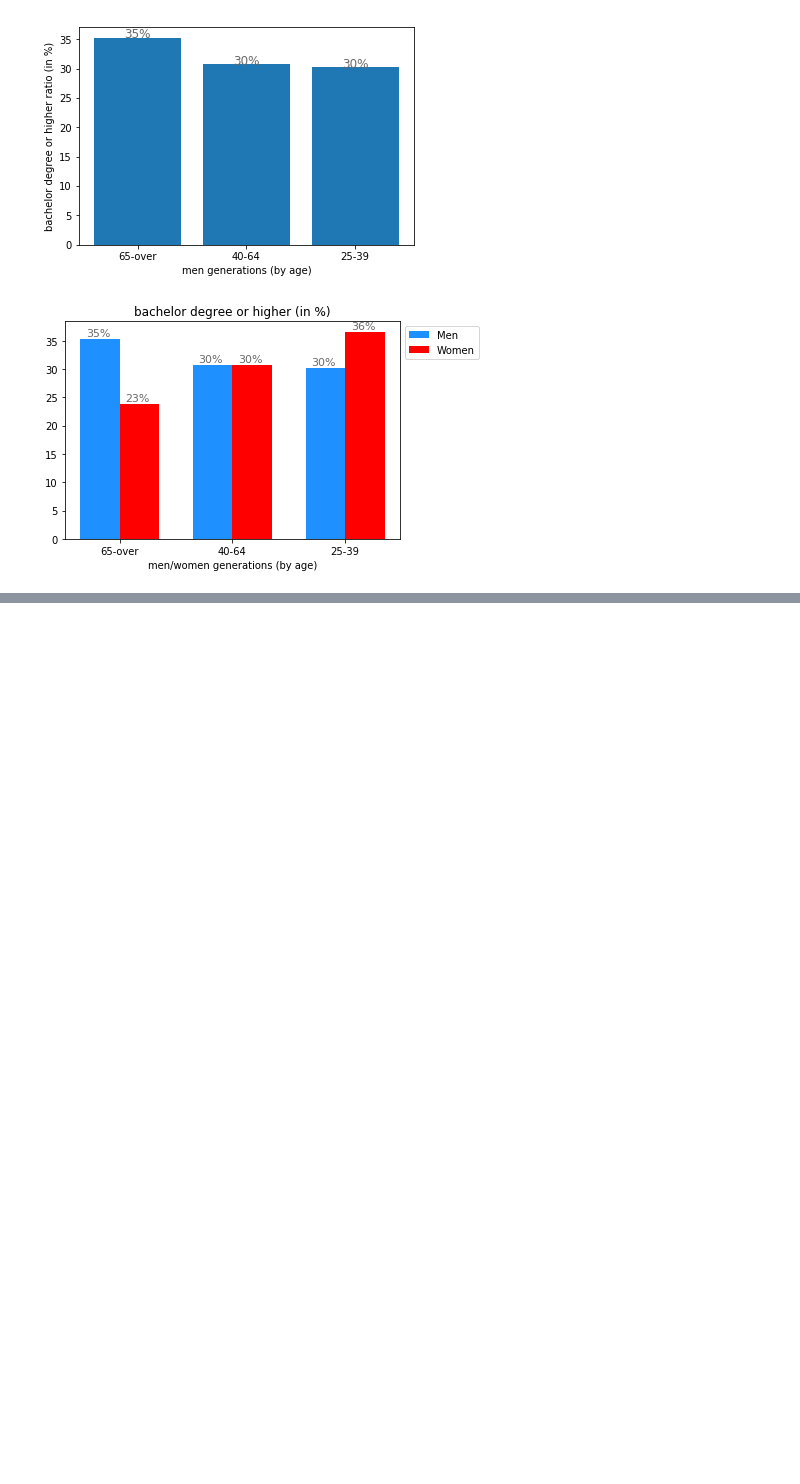
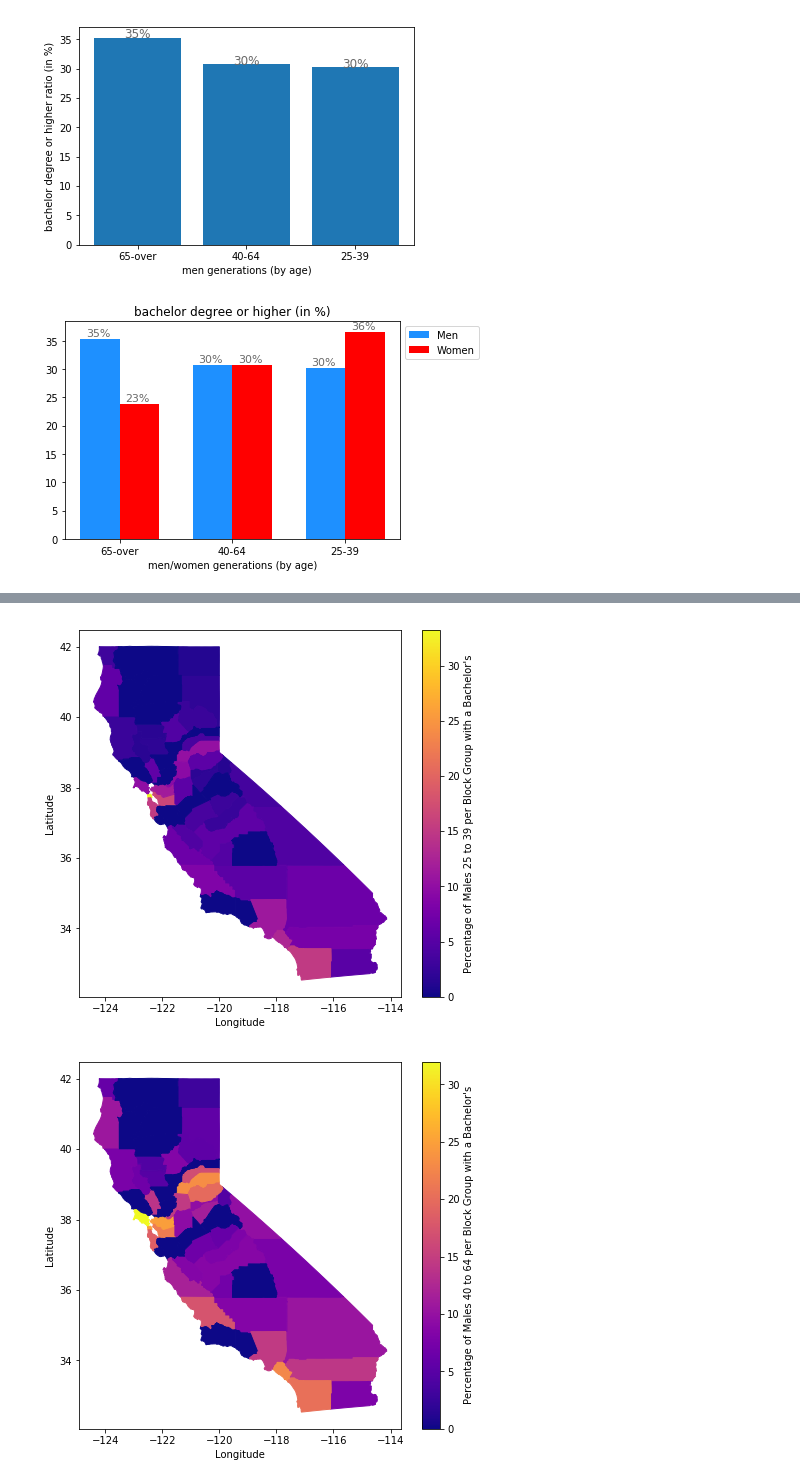
Before and after one commit to Tiger-Cross/AIHack18, a Jupyter notebook: notebooks/gender_evolution.ipynb, the cells around one changed output, grey strips where cells are left out. Saved outputs shown, nothing was run; the diff lists cells and outputs as text; code cells hidden in the pictures; blank space fills up the shorter version.

```diff
--- a/notebooks/gender_evolution.ipynb
+++ b/notebooks/gender_evolution.ipynb
@@ -100,0 +242,8 @@ plt.show()
+# %%
+# Males over time
+mapping_function('../data/processed/X15_EDUCATIONAL_ATTAINMENT.csv', 127, 'Percentage of Males 25 to 39 per Block Group with a Bachelor\'s')
+mapping_function('../data/processed/X15_EDUCATIONAL_ATTAINMENT.csv', 139, 'Percentage of Males 40 to 64 per Block Group with a Bachelor\'s')
+mapping_function('../data/processed/X15_EDUCATIONAL_ATTAINMENT.csv', 151, 'Percentage of Males over 65 per Block Group with a Bachelor\'s')
+# %% [output]
+[figure, added]
+[figure, added]
```
Also changed, not shown: parts of 3 cells of this notebook.
